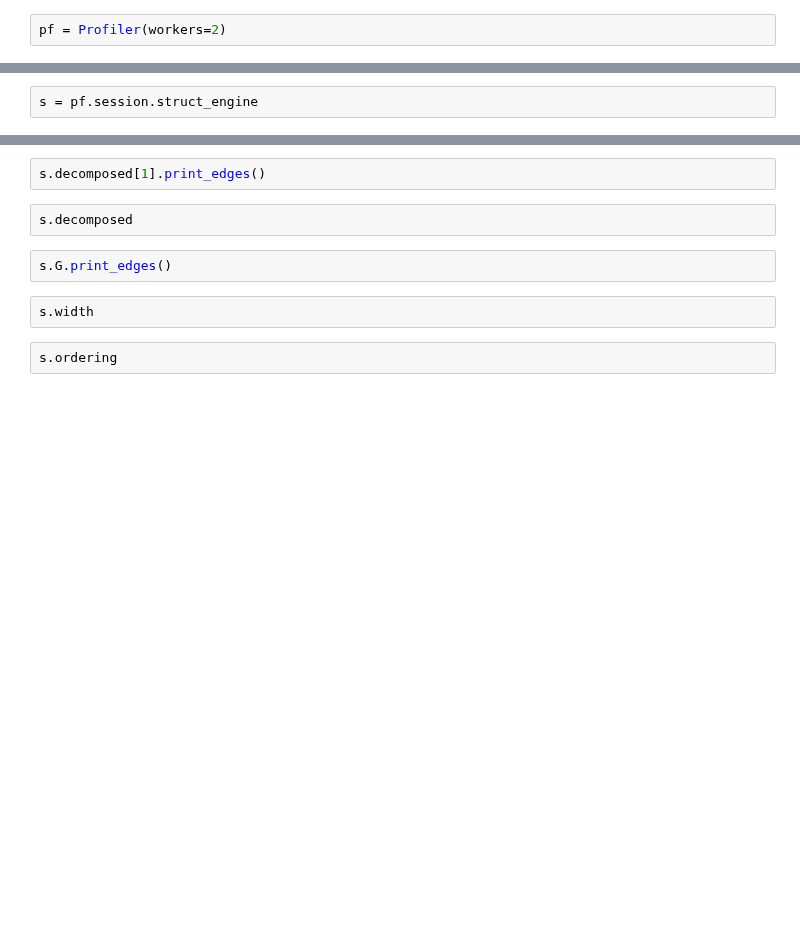
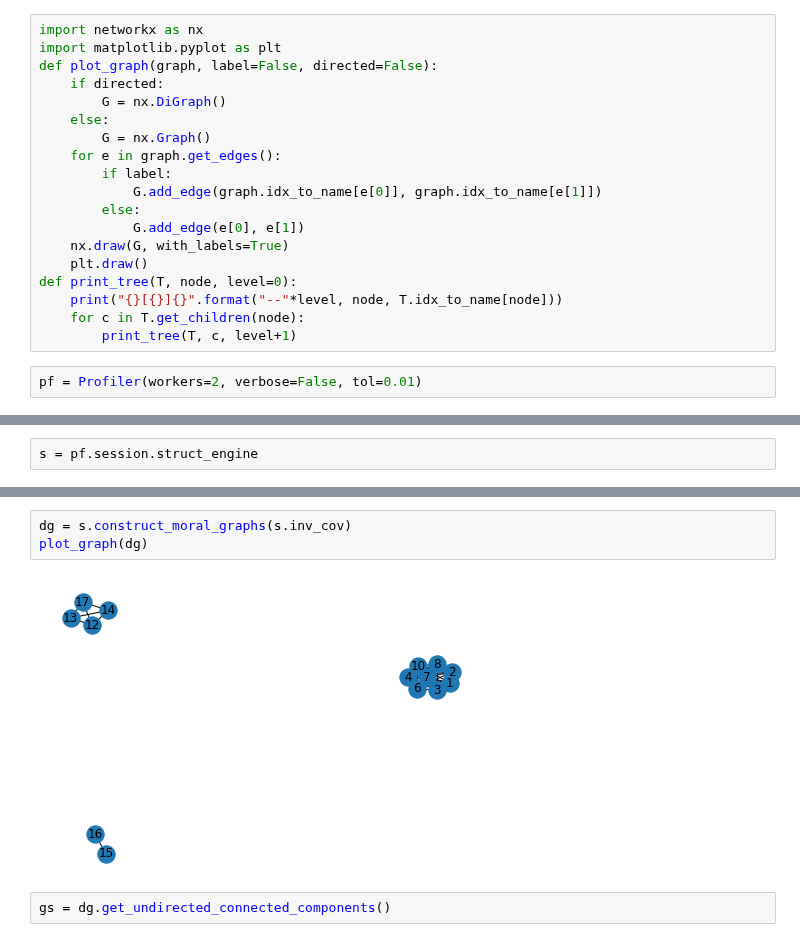
Before and after one commit to sis-ethz/Profiler-Public, a Jupyter notebook: tutorials/Tutorial1_Hospital.ipynb, the cells around one changed output, grey strips where cells are left out. Saved outputs shown, nothing was run; the diff lists cells and outputs as text; blank space fills up the shorter version.

```diff
--- a/tutorials/Tutorial1_Hospital.ipynb
+++ b/tutorials/Tutorial1_Hospital.ipynb
@@ -1,5 +1,24 @@
 # %%
 from profiler.core import *
+# %%
+import networkx as nx
+import matplotlib.pyplot as plt
+def plot_graph(graph, label=False, directed=False):
+    if directed:
+        G = nx.DiGraph()
+    else:
+        G = nx.Graph()
+    for e in graph.get_edges():
+        if label:
+            G.add_edge(graph.idx_to_name[e[0]], graph.idx_to_name[e[1]])
+        else:
+            G.add_edge(e[0], e[1])
+    nx.draw(G, with_labels=True)
+    plt.draw()
+def print_tree(T, node, level=0):
+    print("{}[{}]{}".format("--"*level, node, T.idx_to_name[node]))
+    for c in T.get_children(node):
+        print_tree(T, c, level+1)
 # %%
-pf = Profiler(workers=2)
+pf = Profiler(workers=2, verbose=False, tol=0.01)
 # %%
@@ -72,10 +71,7 @@ snsplt = sns.heatmap(s.inv_cov, cmap=sns.color_palette("RdBu_r", 1000), center=0
-# %%
-s.decomposed[1].print_edges()
-# %%
-s.decomposed
-# %%
-s.G.print_edges()
-# %%
-s.width
-# %%
-s.ordering
+# %%
+dg = s.construct_moral_graphs(s.inv_cov)
+plot_graph(dg)
+# %% [output]
+[figure, added]
+# %%
+gs = dg.get_undirected_connected_components()
```
Also changed, not shown: parts of 13 cells of this notebook, 4 other files.
